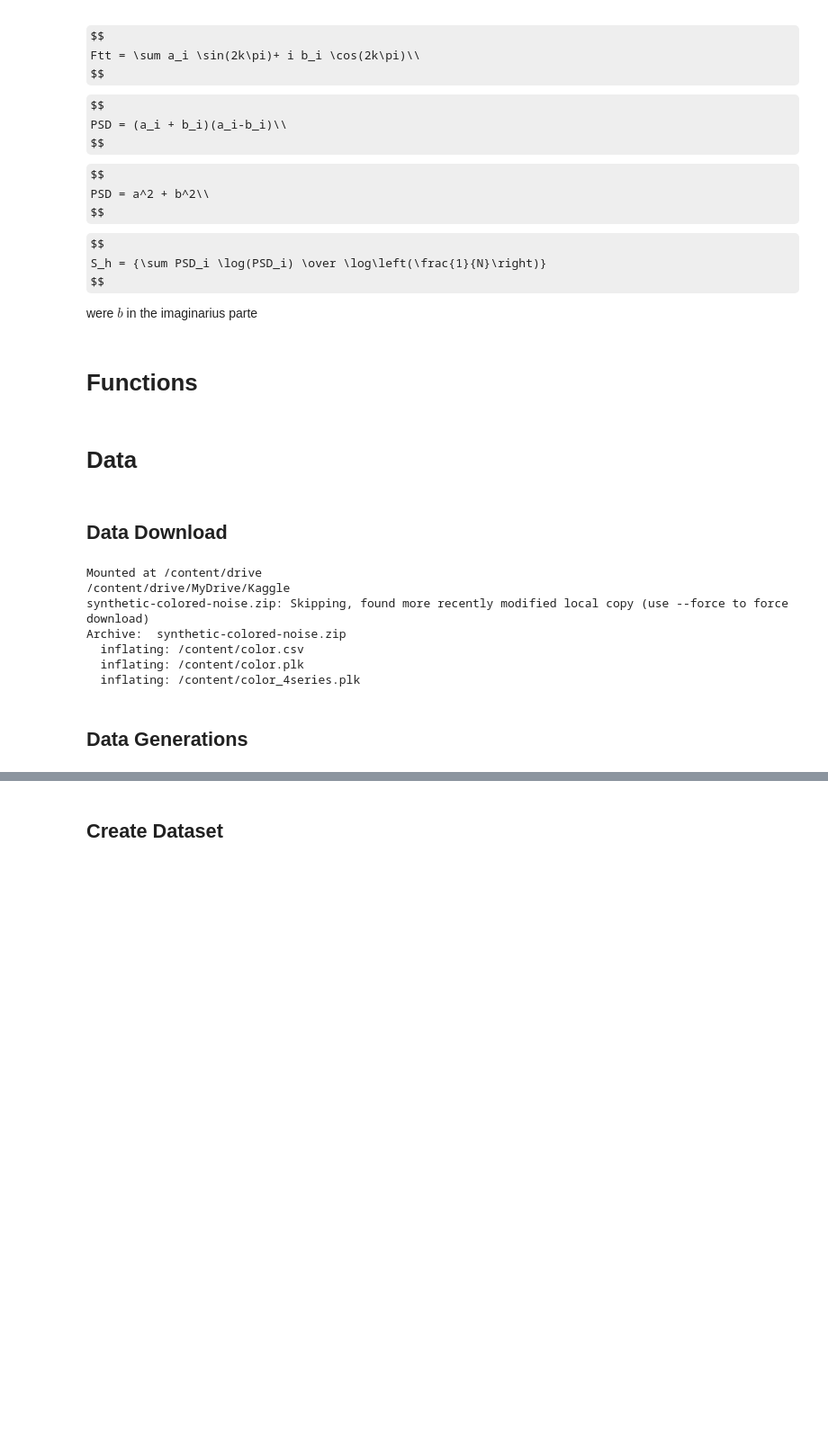
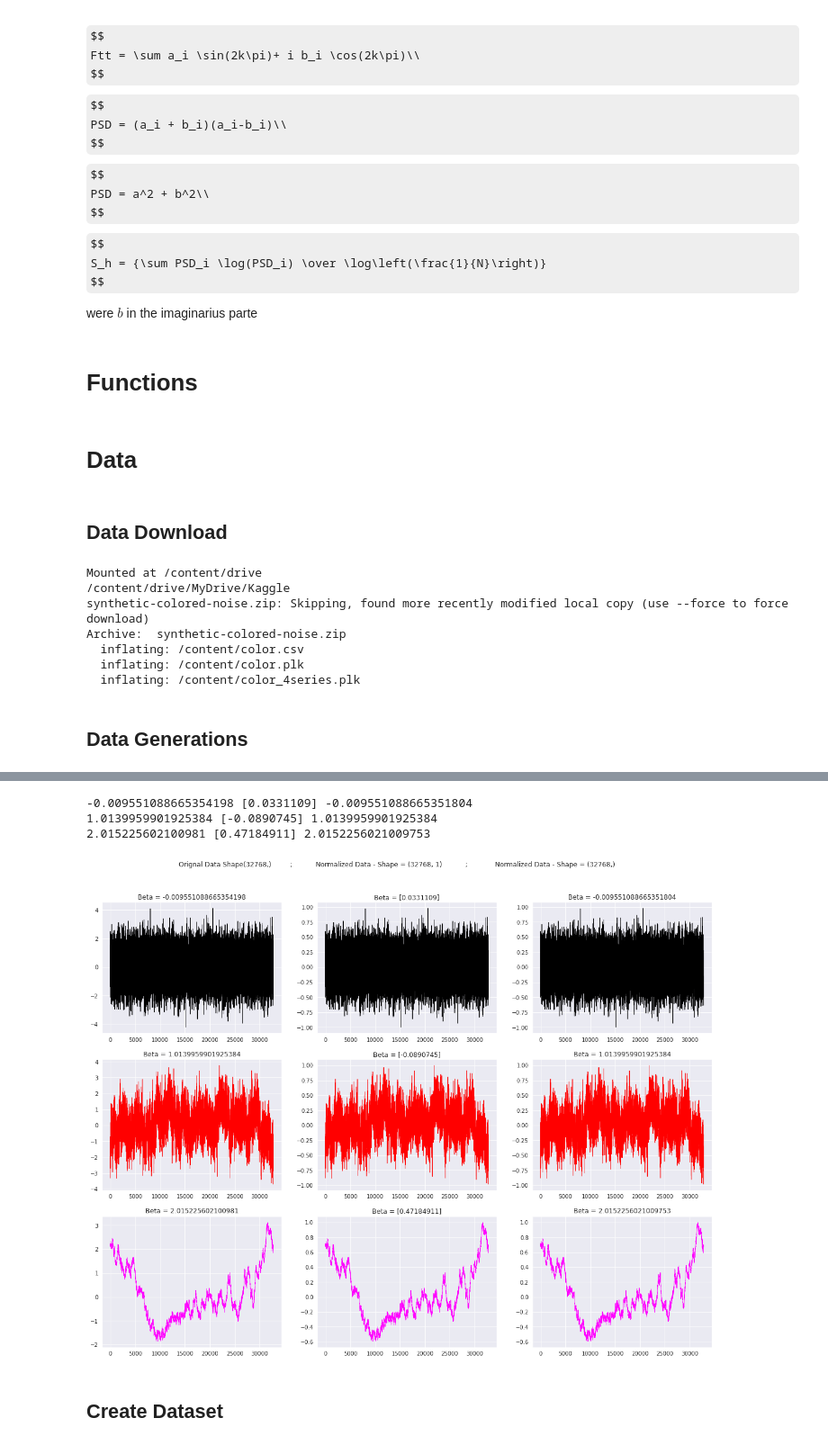
Before and after one commit to barauna-lo/Colored_Noise, a Jupyter notebook: RNN_PSD_prediction.ipynb, the cells around one changed output, grey strips where cells are left out. Shown at 90% size. Drawn from its saved outputs; the diff is of its cells as text; code cells hidden in the pictures; some formulas as TeX source; blank space fills up the shorter version.

```diff
--- a/RNN_PSD_prediction.ipynb
+++ b/RNN_PSD_prediction.ipynb
@@ -236,3 +208,80 @@ plt.show()
+# %%
+bet = 0
+samples = 2**15
+
+wn = cn.powerlaw_psd_gaussian(0, samples)
+pn = cn.powerlaw_psd_gaussian(1, samples)
+rn = cn.powerlaw_psd_gaussian(2, samples)
+
+def norm(data):
+  scaler = MaxAbsScaler()
+  data1 = np.reshape(data,(-1, 1))
+  data1 = scaler.fit_transform(data1)
+  data2 = np.reshape(data1,len(data1))
+  return data1, data2
+
+wn1,wn2 = norm(wn)
+pn1,pn2 = norm(pn)
+rn1,rn2 = norm(rn)
+# %%
+#print all betas
+print(beta(wn),beta(wn1),beta(wn2))
+print(beta(pn),beta(pn1),beta(pn2))
+print(beta(rn),beta(rn1),beta(rn2))
+# %% [output]
+-0.009551088665354198 [0.0331109] -0.009551088665351804
+1.0139959901925384 [-0.0890745] 1.0139959901925384
+2.015225602100981 [0.47184911] 2.0152256021009753
+# %%
+
+#Normalize the data
+
+
+plt.figure(figsize=(20,15))
+plt.suptitle(f"Orignal Data Shape{wn.shape}         ;           Normalized Data - Shape = {wn1.shape}           ;             Normalized Data - Shape = {wn2.shape}" ,y=.95)
+
+plt.subplot(3,3,1)
+plt.title(f"Beta = {beta(wn)}")
+plt.plot(wn,color='black',linewidth=0.7)
+
+plt.subplot(3,3,2)
+plt.plot(wn1,color='black',linewidth=0.7)
+plt.title(f"Beta = {beta(wn1)}")
+
+plt.subplot(3,3,3)
+plt.plot(wn2,color='black',linewidth=0.7)
+plt.title(f"Beta = {beta(wn2)}")
+
+
+plt.subplot(3,3,4)
+plt.title(f"Beta = {beta(pn)}")
+plt.plot(pn,color='red',linewidth=0.7)
+
+plt.subplot(3,3,5)
+plt.plot(pn1,color='red',linewidth=0.7)
+plt.title(f"Beta = {beta(pn1)}")
+
+plt.subplot(3,3,6)
+plt.plot(pn2,color='red',linewidth=0.7)
+plt.title(f"Beta = {beta(pn2)}")
+
+
+plt.subplot(3,3,7)
+plt.title(f"Beta = {beta(rn)}")
+plt.plot(rn,color='magenta',linewidth=0.7)
+
+plt.subplot(3,3,8)
+plt.plot(rn1,color='magenta',linewidth=0.7)
+plt.title(f"Beta = {beta(rn1)}")
+
+plt.subplot(3,3,9)
+plt.plot(rn2,color='magenta',linewidth=0.7)
+plt.title(f"Beta = {beta(rn2)}")
+
+
+plt.show()
+# %% [output]
+[figure, added]
 # %% [markdown]
 ## Create Dataset
 # %%
```
Also changed, not shown: parts of 6 cells of this notebook.
